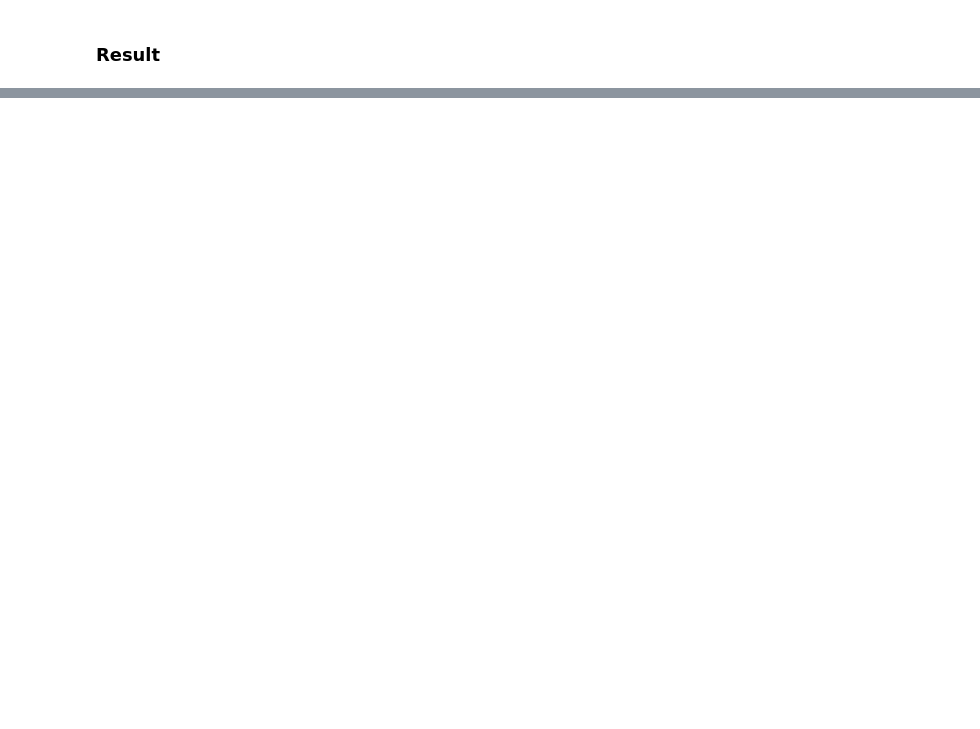
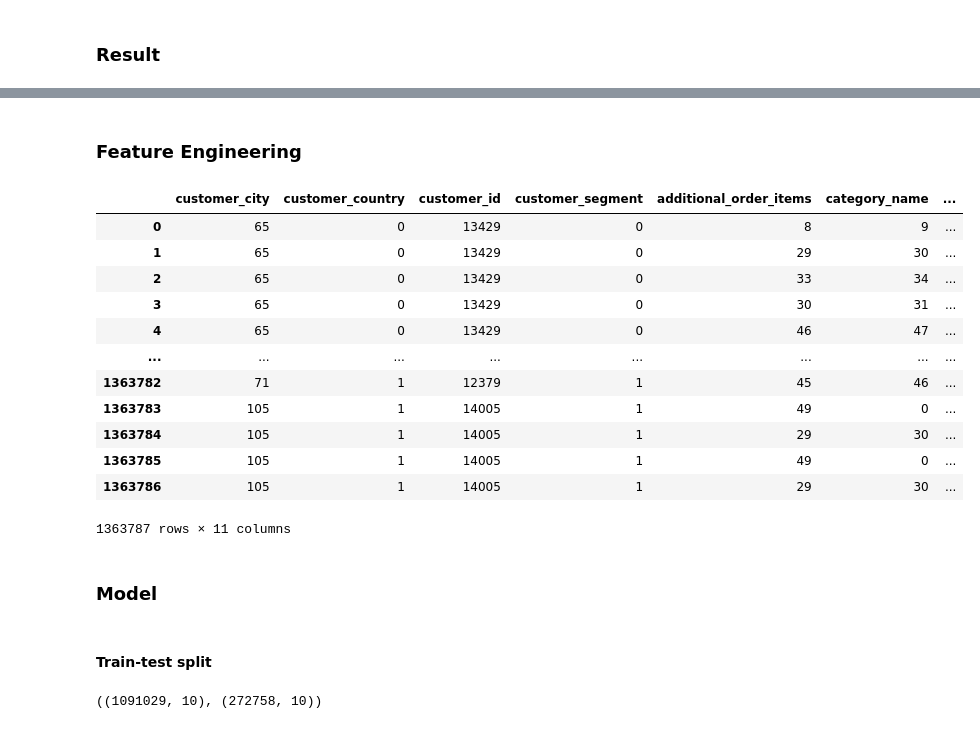
Before and after one commit to PhungThien63f/Ecommerce, a Jupyter notebook: Ecommerce.ipynb, the cells around one changed output, grey strips where cells are left out. Drawn from its saved outputs; the diff is of its cells as text; code cells hidden in the pictures; blank space fills up the shorter version.

```diff
--- a/Ecommerce.ipynb
+++ b/Ecommerce.ipynb
@@ -567,0 +631,3 @@ plt.show()
+# %%
+df_customers = df_customers.reset_index()
+df_customers.head()
@@ -567,0 +641,3 @@ plt.show()
+# %%
+df_new = df.merge(df_customers[['customer_id','Cluster']],on='customer_id', how = 'left')
+df_new.head()
@@ -567,0 +660,3 @@ plt.show()
+# %%
+## Choose feature for classification
+df_class = df_new.drop(columns=['customer_fname','customer_state','customer_zipcode','order_id','profit_margin','profit_per_order', 'order_date'])
@@ -567,0 +672,35 @@ plt.show()
+# %% [markdown]
+### Feature Engineering
+# %%
+## import library
+from sklearn.preprocessing import LabelEncoder
+
+## function for engineering
+def apply_feature_engineering (df):
+    le = LabelEncoder()
+    for feature in df.columns:
+        if df[feature].dtype == 'object':
+            df[feature] = df[feature].astype(str)
+            df[feature] = le.fit_transform(df[feature])
+    return df
+# %%
+df_class = apply_feature_engineering(df_class)
+df_class
+# %% [output]
+|  | customer_city | customer_country | customer_id | customer_segment | additional_order_items | category_name | ... |
+| 0 | 65 | 0 | 13429 | 0 | 8 | 9 | ... |
+| 1 | 65 | 0 | 13429 | 0 | 29 | 30 | ... |
+| 2 | 65 | 0 | 13429 | 0 | 33 | 34 | ... |
+| 3 | 65 | 0 | 13429 | 0 | 30 | 31 | ... |
+| 4 | 65 | 0 | 13429 | 0 | 46 | 47 | ... |
+| ... | ... | ... | ... | ... | ... | ... | ... |
+| 1363782 | 71 | 1 | 12379 | 1 | 45 | 46 | ... |
+| 1363783 | 105 | 1 | 14005 | 1 | 49 | 0 | ... |
+| 1363784 | 105 | 1 | 14005 | 1 | 29 | 30 | ... |
+| 1363785 | 105 | 1 | 14005 | 1 | 49 | 0 | ... |
+| 1363786 | 105 | 1 | 14005 | 1 | 29 | 30 | ... |
+1363787 rows × 11 columns
+# %% [markdown]
+### Model
+# %% [markdown]
+#### Train-test split
@@ -567,0 +712,5 @@ plt.show()
+# %%
+X_train, X_test ,y_train, y_test = train_test_split(X, y, train_size=0.8, random_state=42)
+X_train.shape, X_test.shape
+# %% [output]
+((1091029, 10), (272758, 10))
```
Also changed, not shown: parts of 18 cells of this notebook, 1 other file.
